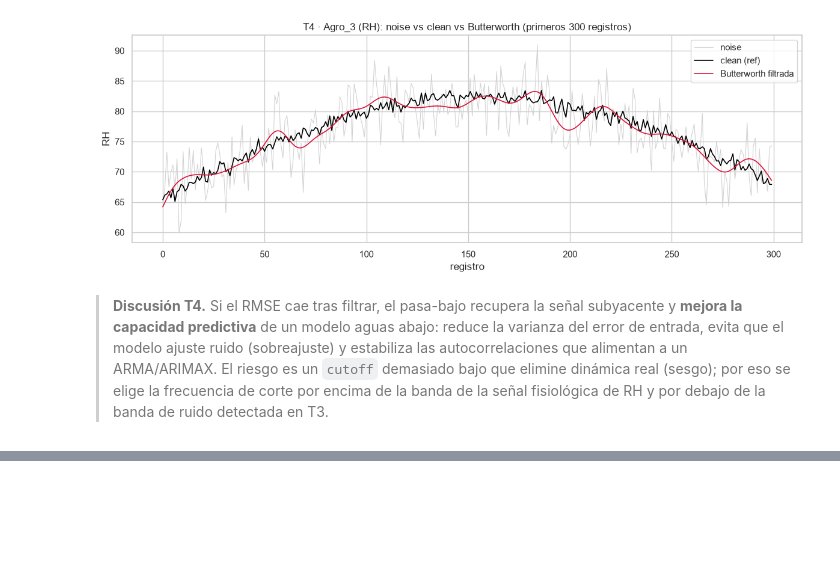
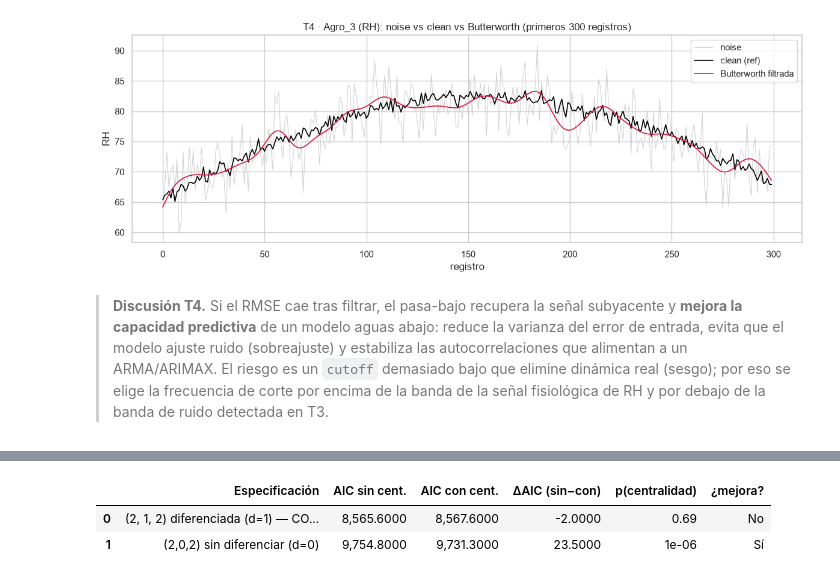
Before and after one commit to santiagovelcasallas/Challenge03_techlogistics-GomezVelez, a Jupyter notebook: notebooks/challenge03_analitica_multidimensional.ipynb, the cells around one changed output, grey strips where cells are left out. Cells and saved outputs as stored; diff of their text form; code cells hidden in the pictures; blank space fills up the shorter version.

```diff
--- a/notebooks/challenge03_analitica_multidimensional.ipynb
+++ b/notebooks/challenge03_analitica_multidimensional.ipynb
@@ -917,0 +905,44 @@ P3  · ARIMAX con centralidad comparado por AIC
+# %%
+from statsmodels.tsa.statespace.sarimax import SARIMAX
+import warnings; warnings.filterwarnings("ignore")
+
+# Exógena de red: centralidad de grado del Source_Node de cada registro
+deg_cent = graph_utils.node_centrality_map(G_ener, kind="degree")
+ener = ener_clean.copy()
+ener["src_centrality"] = ener["Source_Node"].astype(int).map(deg_cent).fillna(0.0)
+y = ener["Ener_1"].astype(float)
+X_base = ener[["Ener_3"]].astype(float)
+X_full = ener[["Ener_3", "src_centrality"]].astype(float)
+
+def aic_pair(order):
+    a = SARIMAX(y, exog=X_base, order=order, enforce_stationarity=False,
+                enforce_invertibility=False).fit(disp=False).aic
+    m = SARIMAX(y, exog=X_full, order=order, enforce_stationarity=False,
+                enforce_invertibility=False).fit(disp=False)
+    return a, m.aic, m.pvalues.get("src_centrality", np.nan)
+
+# orden correcto (diferenciado, d=1) vía auto_arima; fallback (1,1,3)
+try:
+    import pmdarima as pm
+    try:
+        order_d1 = pm.auto_arima(y, X=X_base, seasonal=False, max_p=3, max_q=3, d=None,
+                                 stepwise=True, suppress_warnings=True, error_action="ignore").order
+    except TypeError:
+        order_d1 = pm.auto_arima(y, exogenous=X_base, seasonal=False, max_p=3, max_q=3, d=None,
+                                 stepwise=True, suppress_warnings=True, error_action="ignore").order
+except Exception:
+    order_d1 = (1, 1, 3)
+
+filas = []
+for etq, order in [(f"{order_d1} diferenciada (d=1) — CORRECTA", order_d1),
+                   ("(2,0,2) sin diferenciar (d=0)", (2, 0, 2))]:
+    a0, a1, pc = aic_pair(order)
+    filas.append({"Especificación": etq, "AIC sin cent.": round(a0, 1), "AIC con cent.": round(a1, 1),
+                  "ΔAIC (sin−con)": round(a0 - a1, 1), "p(centralidad)": f"{pc:.2g}",
+                  "¿mejora?": "Sí" if (a0 - a1) > 2 and pc < 0.05 else "No"})
+tabla_p3 = pd.DataFrame(filas)
+display(tabla_p3)
+# %% [output]
+|  | Especificación | AIC sin cent. | AIC con cent. | ΔAIC (sin−con) | p(centralidad) | ¿mejora? |
+| 0 | (2, 1, 2) diferenciada (d=1) — CO... | 8,565.6000 | 8,567.6000 | -2.0000 | 0.69 | No |
+| 1 | (2,0,2) sin diferenciar (d=0) | 9,754.8000 | 9,731.3000 | 23.5000 | 1e-06 | Sí |
```
Also changed, not shown: parts of 57 cells of this notebook, 2 other files.
